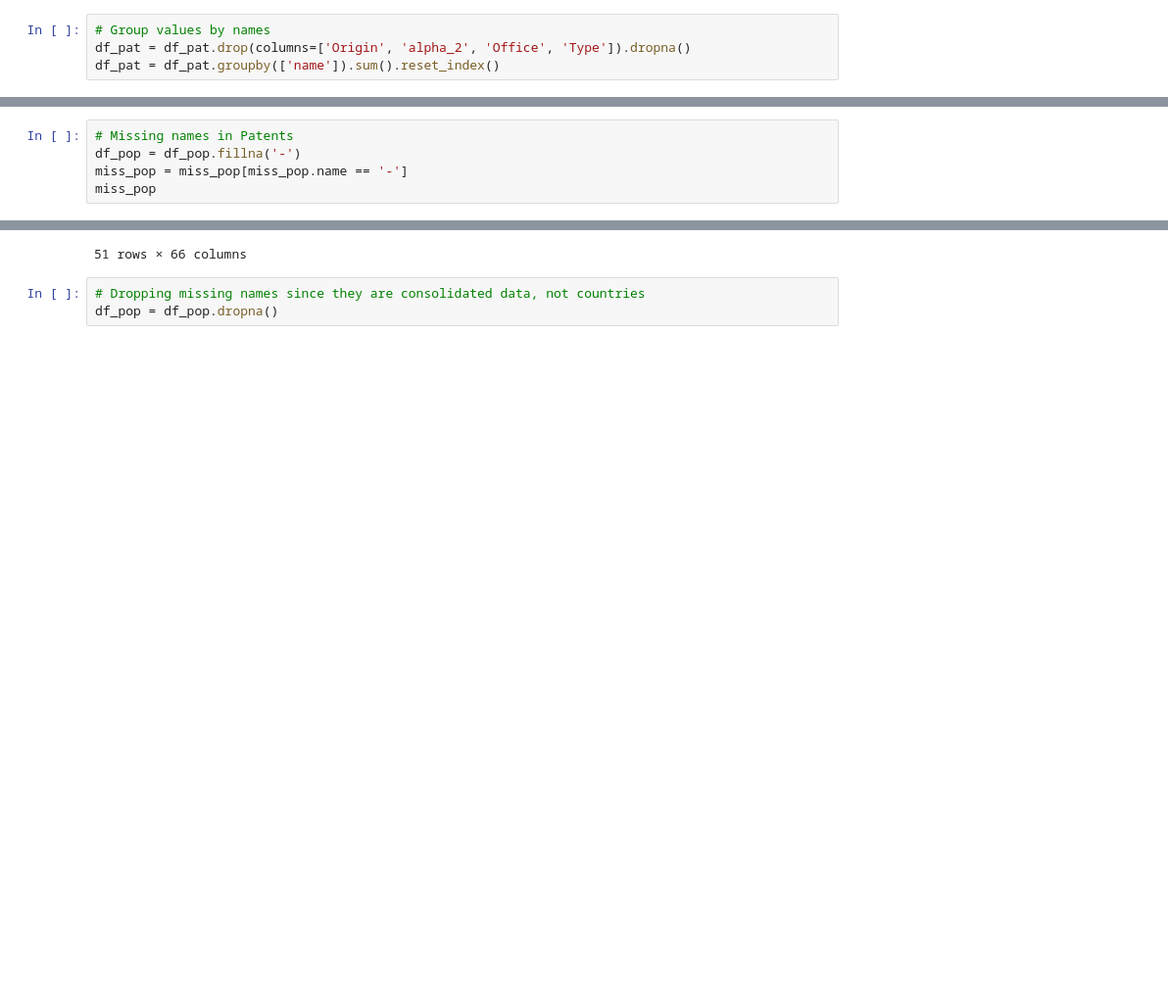
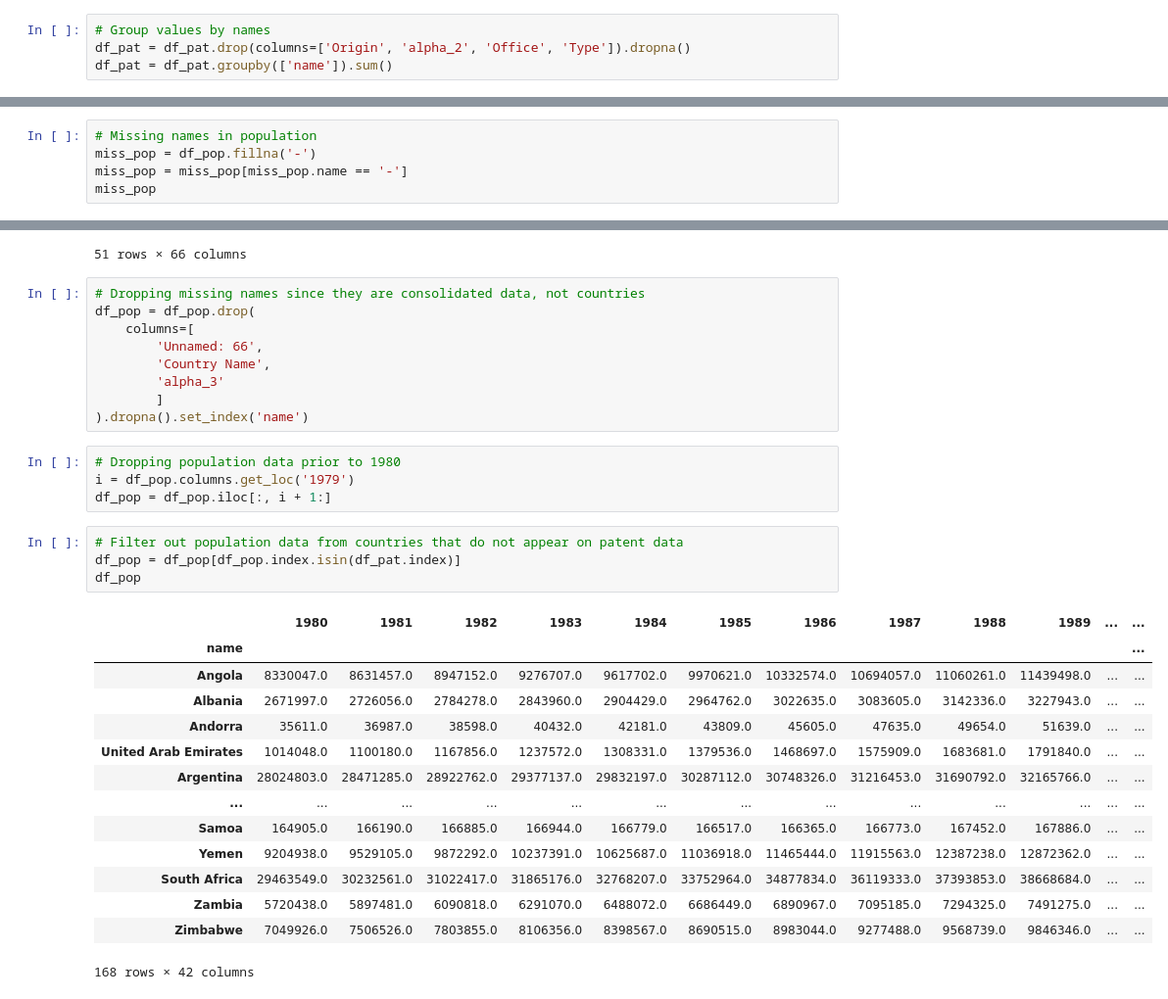
Before and after one commit to olavopoletti/Patents_by_Country, a Jupyter notebook: patents.ipynb, the cells around one changed output, grey strips where cells are left out. Shown: that part at 98% size. Saved outputs shown, nothing was run; the diff lists cells and outputs as text; blank space fills up the shorter version.

```diff
--- a/patents.ipynb
+++ b/patents.ipynb
@@ -76,5 +76,5 @@ for k in missing.keys():
 # %%
 # Group values by names
 df_pat = df_pat.drop(columns=['Origin', 'alpha_2', 'Office', 'Type']).dropna()
-df_pat = df_pat.groupby(['name']).sum().reset_index()
+df_pat = df_pat.groupby(['name']).sum()
 # %%
@@ -122,6 +108,6 @@ df_pop = pd.merge(
 # %%
-# Missing names in Patents
-df_pop = df_pop.fillna('-')
+# Missing names in population
+miss_pop = df_pop.fillna('-')
 miss_pop = miss_pop[miss_pop.name == '-']
 miss_pop
 # %% [output]
@@ -145,4 +131,33 @@ miss_pop
 51 rows × 66 columns
 # %%
 # Dropping missing names since they are consolidated data, not countries
-df_pop = df_pop.dropna()
+df_pop = df_pop.drop(
+    columns=[
+        'Unnamed: 66',
+        'Country Name',
+        'alpha_3'
+        ]
+).dropna().set_index('name')
+# %%
+# Dropping population data prior to 1980
+i = df_pop.columns.get_loc('1979')
+df_pop = df_pop.iloc[:, i + 1:]
+# %%
+# Filter out population data from countries that do not appear on patent data
+df_pop = df_pop[df_pop.index.isin(df_pat.index)]
+df_pop
+# %% [output]
+|  | 1980 | 1981 | 1982 | 1983 | 1984 | 1985 | 1986 | 1987 | 1988 | 1989 | ... | ... |
+| name |  |  |  |  |  |  |  |  |  |  |  | ... |
+| Angola | 8330047.0 | 8631457.0 | 8947152.0 | 9276707.0 | 9617702.0 | 9970621.0 | 10332574.0 | 10694057.0 | 11060261.0 | 11439498.0 | ... | ... |
+| Albania | 2671997.0 | 2726056.0 | 2784278.0 | 2843960.0 | 2904429.0 | 2964762.0 | 3022635.0 | 3083605.0 | 3142336.0 | 3227943.0 | ... | ... |
+| Andorra | 35611.0 | 36987.0 | 38598.0 | 40432.0 | 42181.0 | 43809.0 | 45605.0 | 47635.0 | 49654.0 | 51639.0 | ... | ... |
+| United Arab Emirates | 1014048.0 | 1100180.0 | 1167856.0 | 1237572.0 | 1308331.0 | 1379536.0 | 1468697.0 | 1575909.0 | 1683681.0 | 1791840.0 | ... | ... |
+| Argentina | 28024803.0 | 28471285.0 | 28922762.0 | 29377137.0 | 29832197.0 | 30287112.0 | 30748326.0 | 31216453.0 | 31690792.0 | 32165766.0 | ... | ... |
+| ... | ... | ... | ... | ... | ... | ... | ... | ... | ... | ... | ... | ... |
+| Samoa | 164905.0 | 166190.0 | 166885.0 | 166944.0 | 166779.0 | 166517.0 | 166365.0 | 166773.0 | 167452.0 | 167886.0 | ... | ... |
+| Yemen | 9204938.0 | 9529105.0 | 9872292.0 | 10237391.0 | 10625687.0 | 11036918.0 | 11465444.0 | 11915563.0 | 12387238.0 | 12872362.0 | ... | ... |
+| South Africa | 29463549.0 | 30232561.0 | 31022417.0 | 31865176.0 | 32768207.0 | 33752964.0 | 34877834.0 | 36119333.0 | 37393853.0 | 38668684.0 | ... | ... |
+| Zambia | 5720438.0 | 5897481.0 | 6090818.0 | 6291070.0 | 6488072.0 | 6686449.0 | 6890967.0 | 7095185.0 | 7294325.0 | 7491275.0 | ... | ... |
+| Zimbabwe | 7049926.0 | 7506526.0 | 7803855.0 | 8106356.0 | 8398567.0 | 8690515.0 | 8983044.0 | 9277488.0 | 9568739.0 | 9846346.0 | ... | ... |
+168 rows × 42 columns
```
Also changed, not shown: parts of 16 cells of this notebook, 1 other file.
